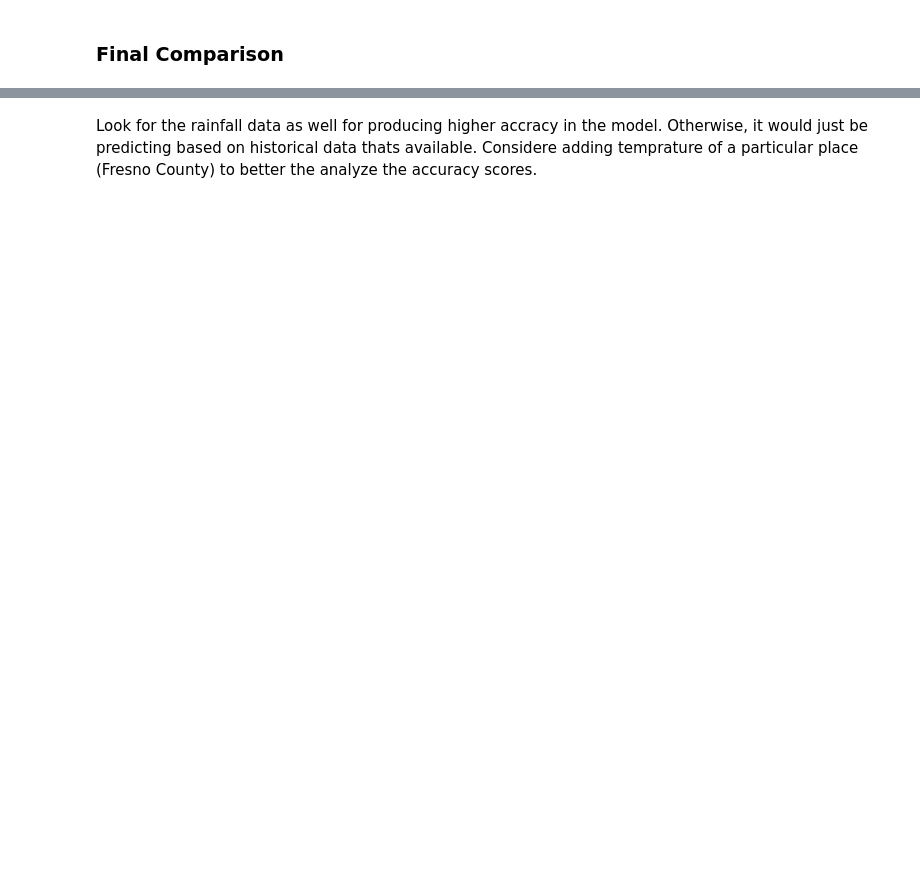
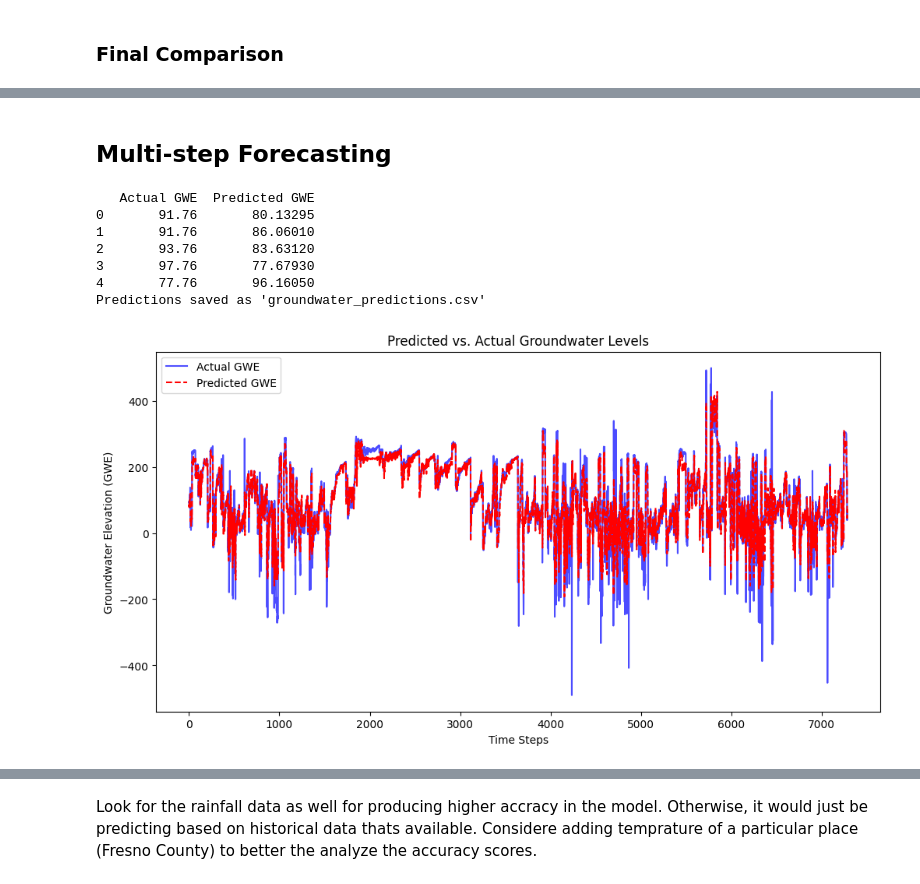
Before and after one commit to Ajay1-me/GWL_Forecasting, a Jupyter notebook: project.ipynb, the cells around one changed output, grey strips where cells are left out. Saved outputs shown, nothing was run; the diff lists cells and outputs as text; code cells hidden in the pictures; blank space fills up the shorter version.

Commit message:
Final Predictions

```diff
--- a/project.ipynb
+++ b/project.ipynb
@@ -775,0 +777,2 @@ print(results_df.sort_values(by="MAE"))
+# %% [markdown]
+## Multi-step Forecasting
@@ -775,0 +802,35 @@ print(results_df.sort_values(by="MAE"))
+# %%
+# Convert predictions to a DataFrame for better readability
+results_df = pd.DataFrame({
+    "Actual GWE": y_test_seq.flatten(),
+    "Predicted GWE": future_predictions.flatten()
+})
+
+# Display first few results
+print(results_df.head())
+
+
+
+results_df.to_csv("groundwater_predictions.csv", index=False)
+print("Predictions saved as 'groundwater_predictions.csv'")
+
+
+import matplotlib.pyplot as plt
+
+plt.figure(figsize=(12,6))
+plt.plot(results_df["Actual GWE"], label="Actual GWE", color="blue", alpha=0.7)
+plt.plot(results_df["Predicted GWE"], label="Predicted GWE", color="red", linestyle="dashed")
+plt.xlabel("Time Steps")
+plt.ylabel("Groundwater Elevation (GWE)")
+plt.title("Predicted vs. Actual Groundwater Levels")
+plt.legend()
+plt.show()
+# %% [output]
+   Actual GWE  Predicted GWE
+0       91.76       80.13295
+1       91.76       86.06010
+2       93.76       83.63120
+3       97.76       77.67930
+4       77.76       96.16050
+Predictions saved as 'groundwater_predictions.csv'
+[figure, added]
```
Also changed, not shown: parts of 22 cells of this notebook, 4 other files.
